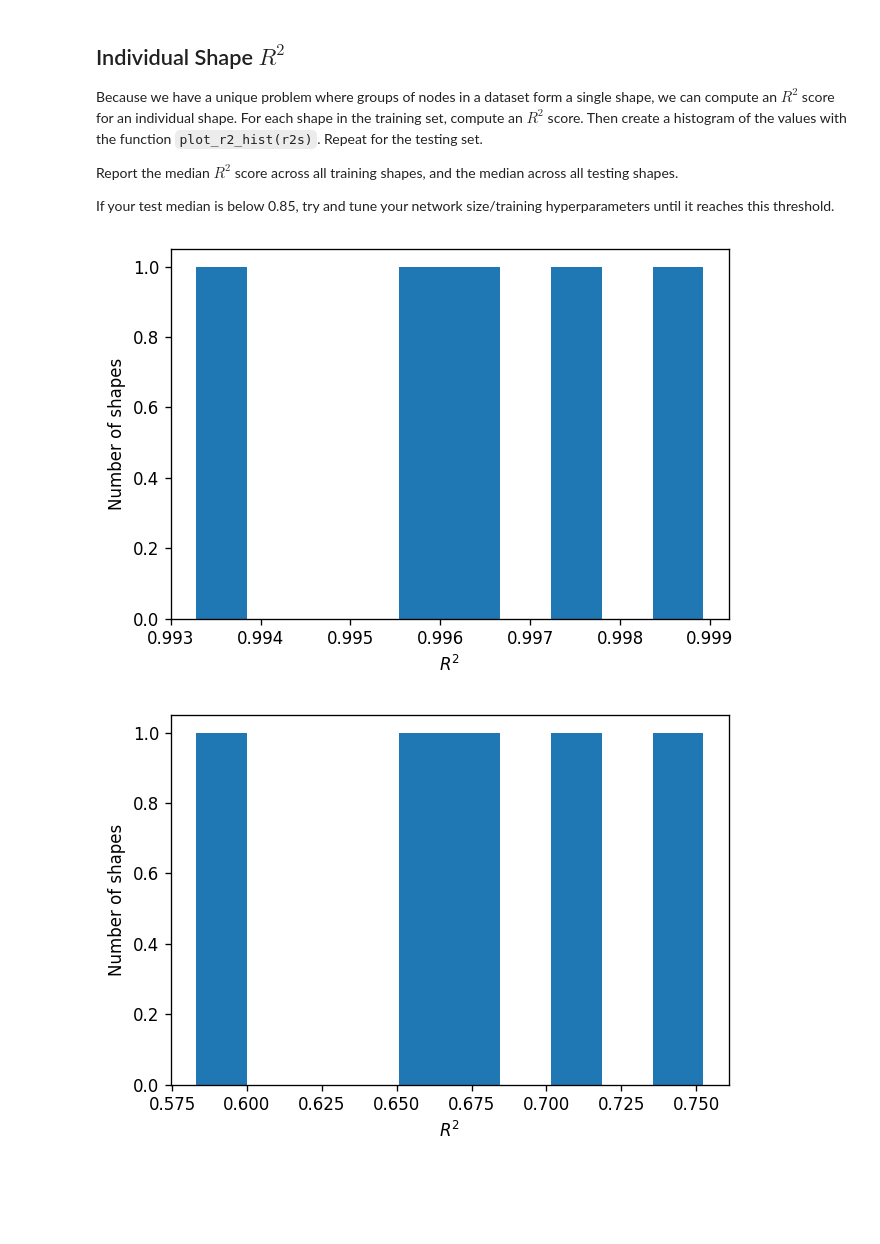
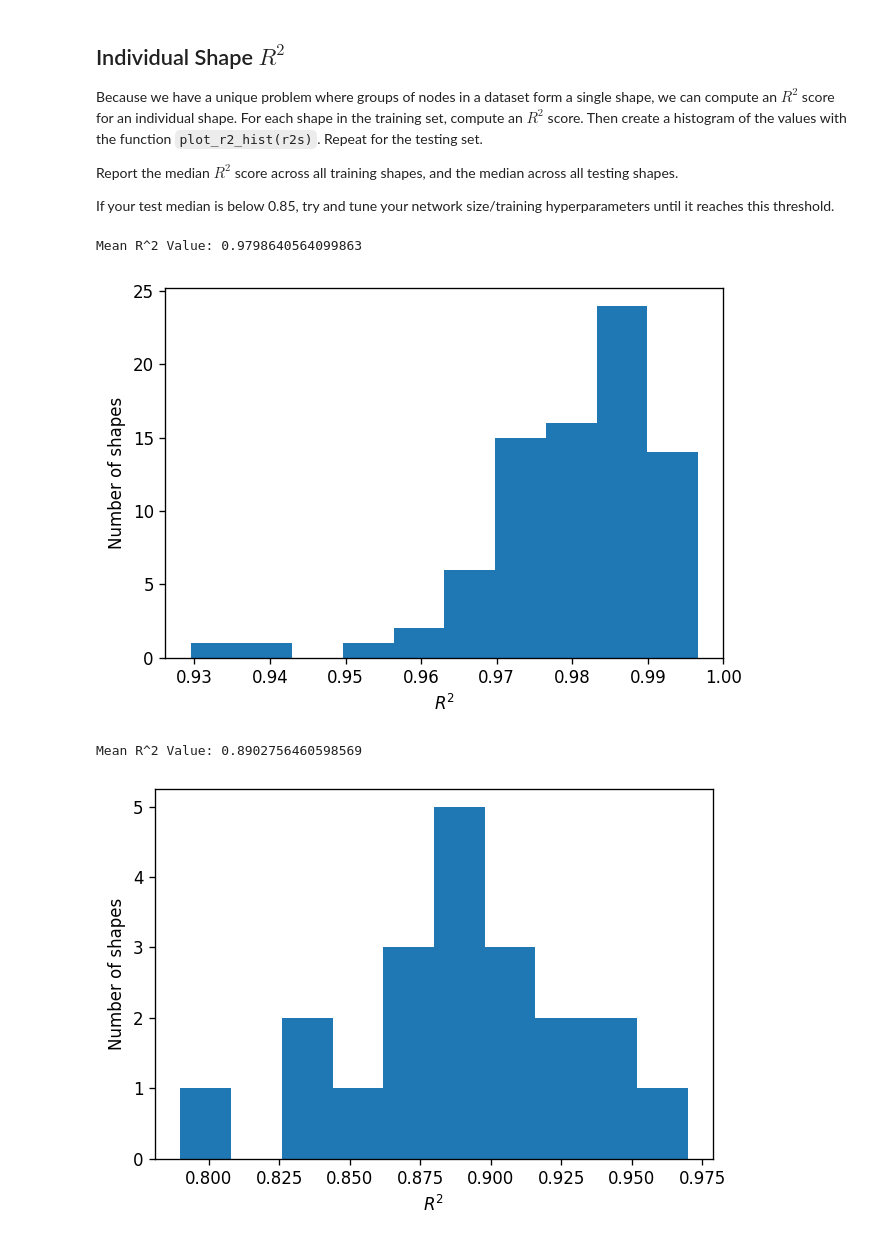
Before and after one commit to judson35/AI-ML, a Jupyter notebook: HW9/M9-HW1.ipynb, the cells around one changed output. Saved outputs shown, nothing was run; the diff lists cells and outputs as text; code cells hidden in the pictures; blank space fills up the shorter version.

```diff
--- a/HW9/M9-HW1.ipynb
+++ b/HW9/M9-HW1.ipynb
@@ -113,17 +113,14 @@ class StressPredictor(nn.Module):
     def __init__(self):
         super().__init__()
         self.seq = nn.Sequential(
-            nn.Linear(60,200),
+            nn.Linear(60,100),
         )
-        for i in range(0,4):
-            self.seq.append(nn.LeakyReLU())
-            self.seq.append(nn.Linear(200,200))
-        self.seq.append(nn.Tanh())
-        self.seq.append(nn.Linear(200,50))
         self.seq.append(nn.ReLU())
-        self.seq.append(nn.Linear(50,200))
+        self.seq.append(nn.Linear(100,100))
         self.seq.append(nn.ReLU())
-        self.seq.append(nn.Linear(200, 1))
+        self.seq.append(nn.Linear(100,150))
+        self.seq.append(nn.ReLU())
+        self.seq.append(nn.Linear(150, 1))
     def forward(self, x):
         return self.seq(x)
 # %% [markdown]
@@ -145,7 +142,7 @@ def train(model, dataset, lr, epochs):
     opt = optim.Adam(params = model.parameters(), lr=lr)
 
     for epoch in range(epochs):
-        idxs = np.random.permutation(5)
+        idxs = np.random.permutation(len(dataset_train["stress"]))
 
         loss = 0
 
@@ -250,20 +247,22 @@ Report the median $R^2$ score across all training shapes, and the median across
 If your test median is below 0.85, try and tune your network size/training hyperparameters until it reaches this threshold.
 # %%
 r2s_train = []
-for i in range(5):
+for i in range(len(dataset_train["stress"])):
     x, y = get_shape(dataset_train, i)
     y_pred = model(x)
     r2s_train.append(r2_score(y.detach().numpy(), y_pred.detach().numpy()))
-
+print(f"Mean R^2 Value: {np.mean(r2s_train)}")
 plot_r2_distribution(r2s_train)
 
 r2s_test = []
-for i in range(5):
+for i in range(len(dataset_test["stress"])):
     x, y = get_shape(dataset_test, i)
     y_pred = model(x)
     r2s_test.append(r2_score(y.detach().numpy(), y_pred.detach().numpy()))
-
+print(f"Mean R^2 Value: {np.mean(r2s_test)}")
 plot_r2_distribution(r2s_test)
 # %% [output]
+Mean R^2 Value: 0.9798640564099863
-[figure, old version]
+[figure, new version]
+Mean R^2 Value: 0.8902756460598569
-[figure, old version]
+[figure, new version]
```
Also changed, not shown: parts of 3 cells of this notebook, 8 other files.
